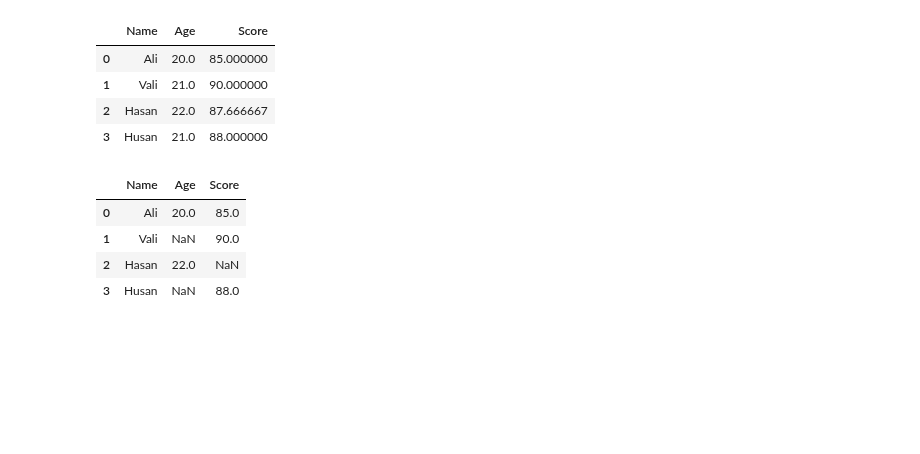
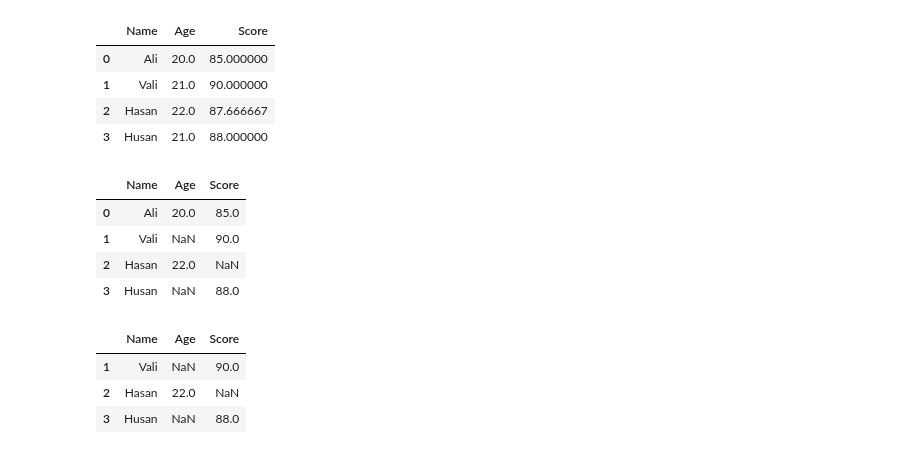
Before and after one commit to izzat-ai/learning-ai, a Jupyter notebook: pandas_data_preparation/24_dec_practice.ipynb, the cells around one changed output. Saved outputs shown, nothing was run; the diff lists cells and outputs as text; code cells hidden in the pictures; blank space fills up the shorter version.

```diff
--- a/pandas_data_preparation/24_dec_practice.ipynb
+++ b/pandas_data_preparation/24_dec_practice.ipynb
@@ -47,3 +47,10 @@ df2
 | 1 | Vali | NaN | 90.0 |
 | 2 | Hasan | 22.0 | NaN |
 | 3 | Husan | NaN | 88.0 |
+# %%
+df2[df2.isnull().any(axis=1)]
+# %% [output]
+|  | Name | Age | Score |
+| 1 | Vali | NaN | 90.0 |
+| 2 | Hasan | 22.0 | NaN |
+| 3 | Husan | NaN | 88.0 |
```
Also changed, not shown: parts of 15 cells of this notebook.
